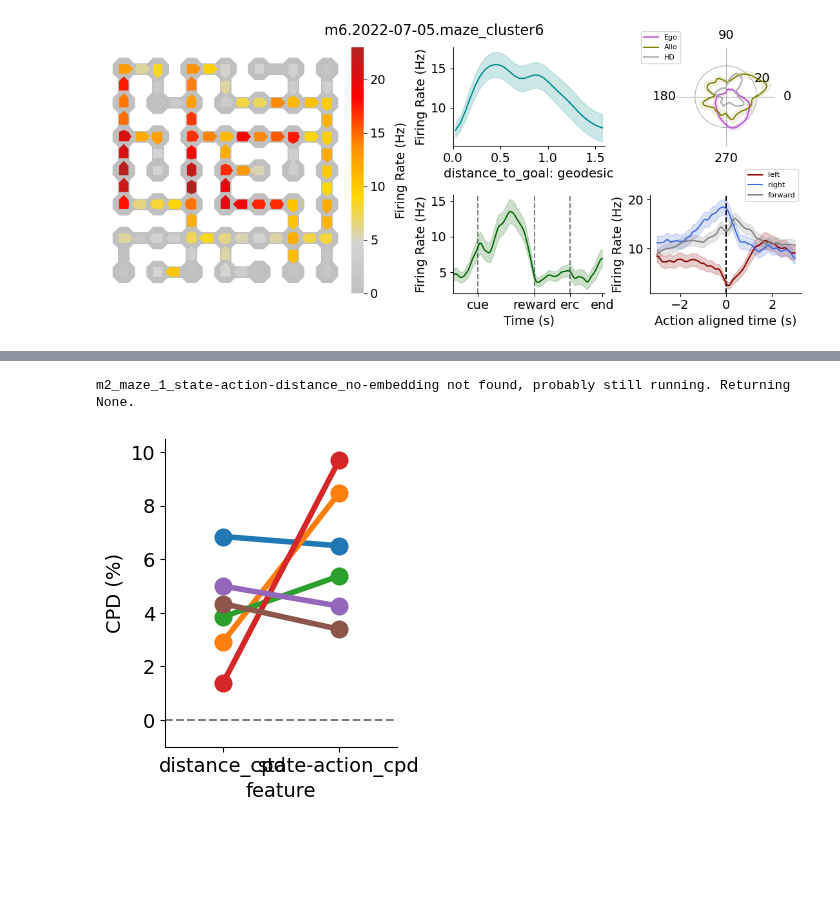
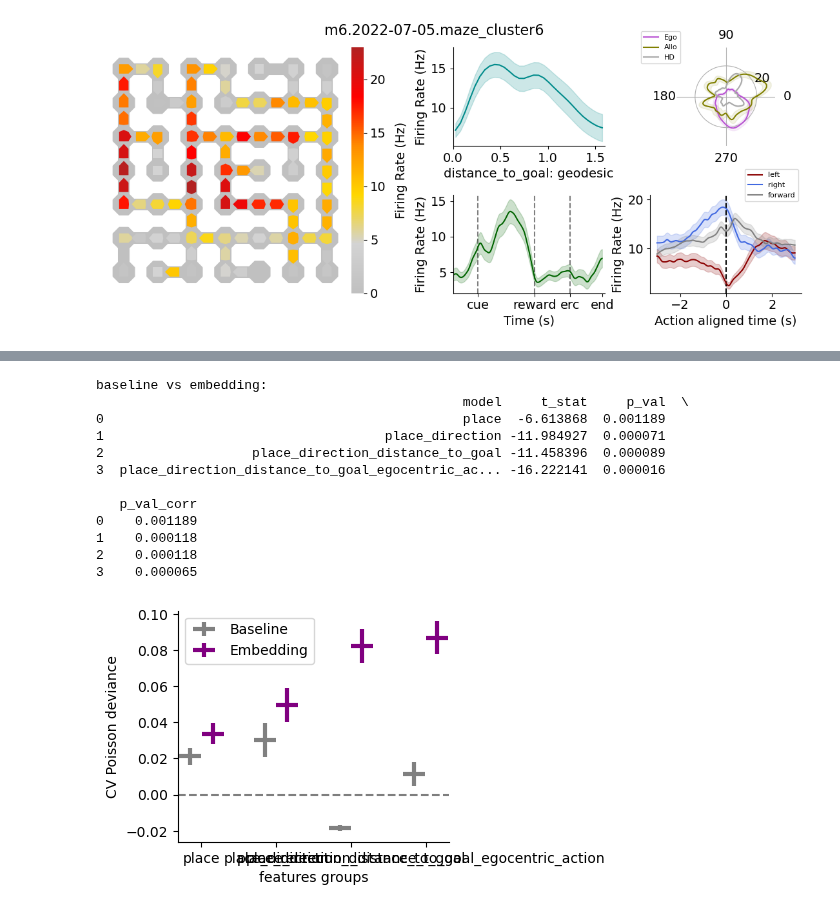
Before and after one commit to peterdoohan/GridMaze-mFC, a Jupyter notebook: Notebooks/nbeGLM.ipynb, the cells around one changed output, grey strips where cells are left out. Drawn from its saved outputs; the diff is of its cells as text; code cells hidden in the pictures; blank space fills up the shorter version.

```diff
--- a/Notebooks/embedding_model.ipynb
+++ b/Notebooks/nbeGLM.ipynb
@@ -45,8 +39,17 @@ fig.savefig("../results/embedding_model/figures/place_direction_interaction.pdf"
-# %%
-reload(ifc)
-fig, ax = plt.subplots(1, 1, figsize=(3, 4), clear=True)
-ifc.plot_state_action_distance_CPD(ax=ax)
-fig.savefig("../results/embedding_model/figures/place_direction_distance_CPD.pdf")
-# %% [output]
-m2_maze_1_state-action-distance_no-embedding not found, probably still running. Returning None.
-[figure, removed]
+# %%
+nbe_validation = lms.load_model_set_cv_scores(model_set="performance_validation", maze_names=["maze_1"])
+mc.plot_performance_validation(nbe_validation, plot_single_subjects=False)
+# %% [output]
+baseline vs embedding:
+                                               model     t_stat     p_val  \
+0                                              place  -6.613868  0.001189
+1                                    place_direction -11.984927  0.000071
+2                   place_direction_distance_to_goal -11.458396  0.000089
+3  place_direction_distance_to_goal_egocentric_ac... -16.222141  0.000016
+
+   p_val_corr
+0    0.001189
+1    0.000118
+2    0.000118
+3    0.000065
+[figure, added]
```
Also changed, not shown: parts of 2 cells of this notebook.
